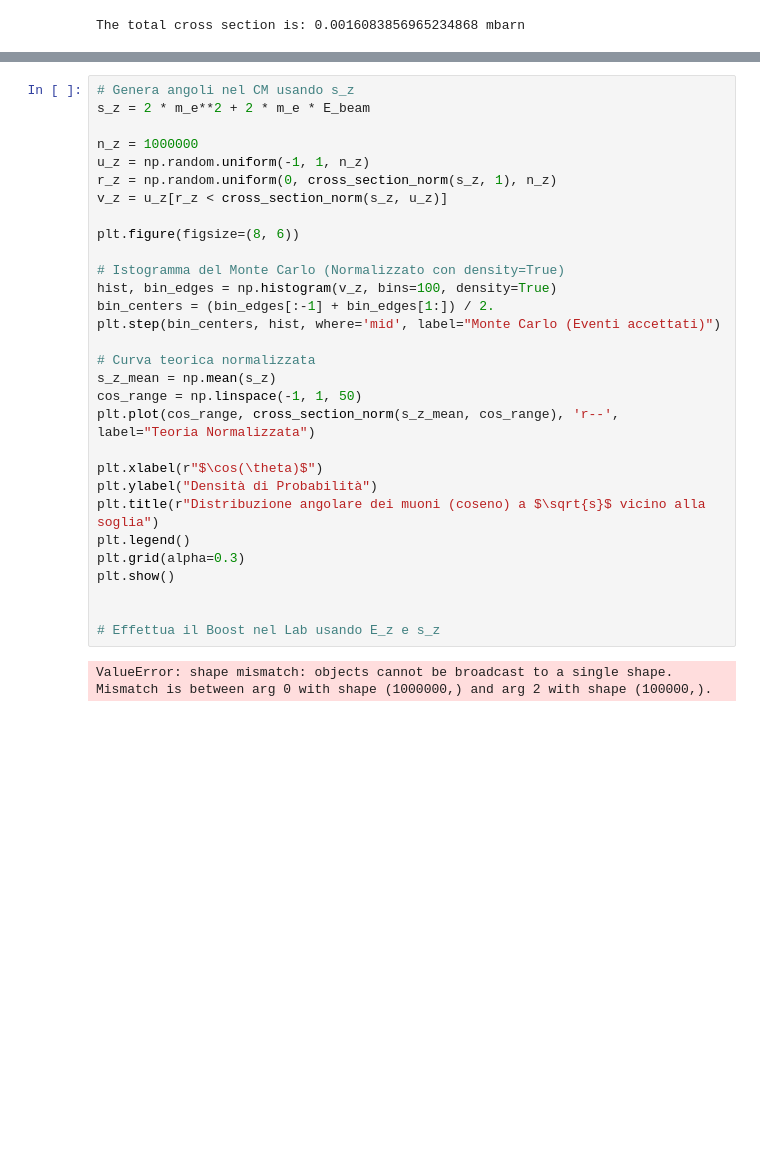
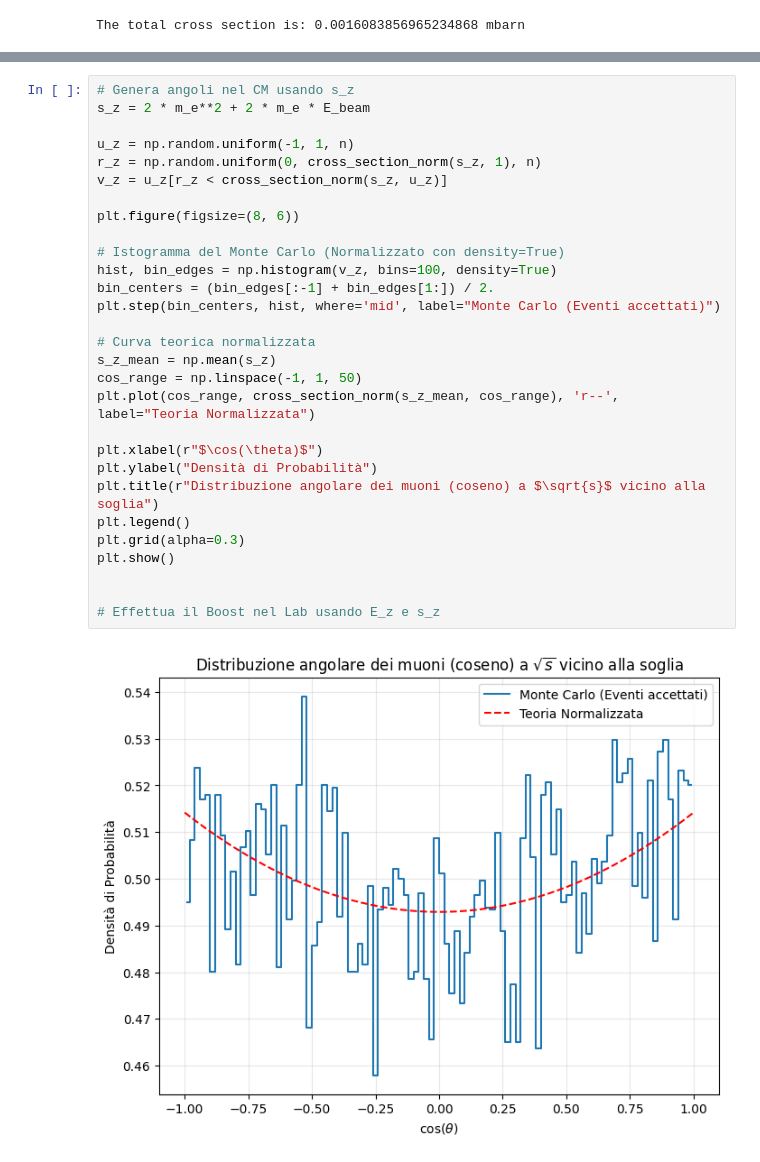
Before and after one commit to marcolorenzato00/LCP_Project, a Jupyter notebook: Project.ipynb, the cells around one changed output, grey strips where cells are left out. Cells and saved outputs as stored; diff of their text form; blank space fills up the shorter version.

```diff
--- a/Project.ipynb
+++ b/Project.ipynb
@@ -376,32 +372,31 @@ Nominal beam energy: 51.79 GeV
 # %%
 # Genera angoli nel CM usando s_z
 s_z = 2 * m_e**2 + 2 * m_e * E_beam
 
-n_z = 1000000
-u_z = np.random.uniform(-1, 1, n_z)
-r_z = np.random.uniform(0, cross_section_norm(s_z, 1), n_z)
+u_z = np.random.uniform(-1, 1, n)
+r_z = np.random.uniform(0, cross_section_norm(s_z, 1), n)
 v_z = u_z[r_z < cross_section_norm(s_z, u_z)]
 
 plt.figure(figsize=(8, 6))
 
 # Istogramma del Monte Carlo (Normalizzato con density=True)
 hist, bin_edges = np.histogram(v_z, bins=100, density=True)
 bin_centers = (bin_edges[:-1] + bin_edges[1:]) / 2.
 plt.step(bin_centers, hist, where='mid', label="Monte Carlo (Eventi accettati)")
 
 # Curva teorica normalizzata
 s_z_mean = np.mean(s_z)
 cos_range = np.linspace(-1, 1, 50)
 plt.plot(cos_range, cross_section_norm(s_z_mean, cos_range), 'r--', label="Teoria Normalizzata")
 
 plt.xlabel(r"$\cos(\theta)$")
 plt.ylabel("Densità di Probabilità")
 plt.title(r"Distribuzione angolare dei muoni (coseno) a $\sqrt{s}$ vicino alla soglia")
 plt.legend()
 plt.grid(alpha=0.3)
 plt.show()
 
 
 # Effettua il Boost nel Lab usando E_z e s_z
 # %% [output]
-ValueError: shape mismatch: objects cannot be broadcast to a single shape.  Mismatch is between arg 0 with shape (1000000,) and arg 2 with shape (100000,).
+[figure, added]
```
Also changed, not shown: parts of 10 cells of this notebook.
